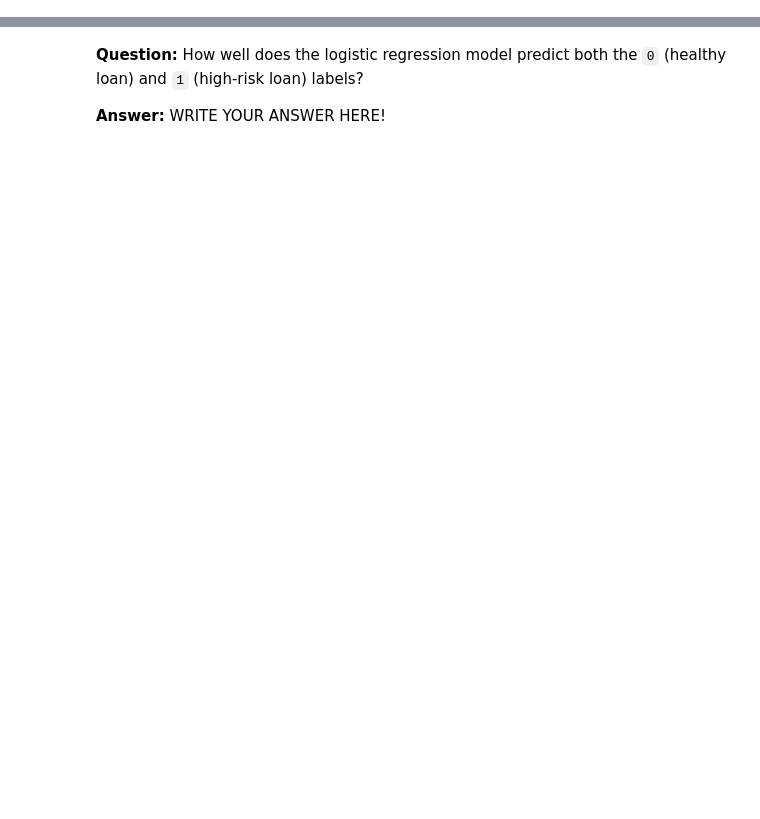
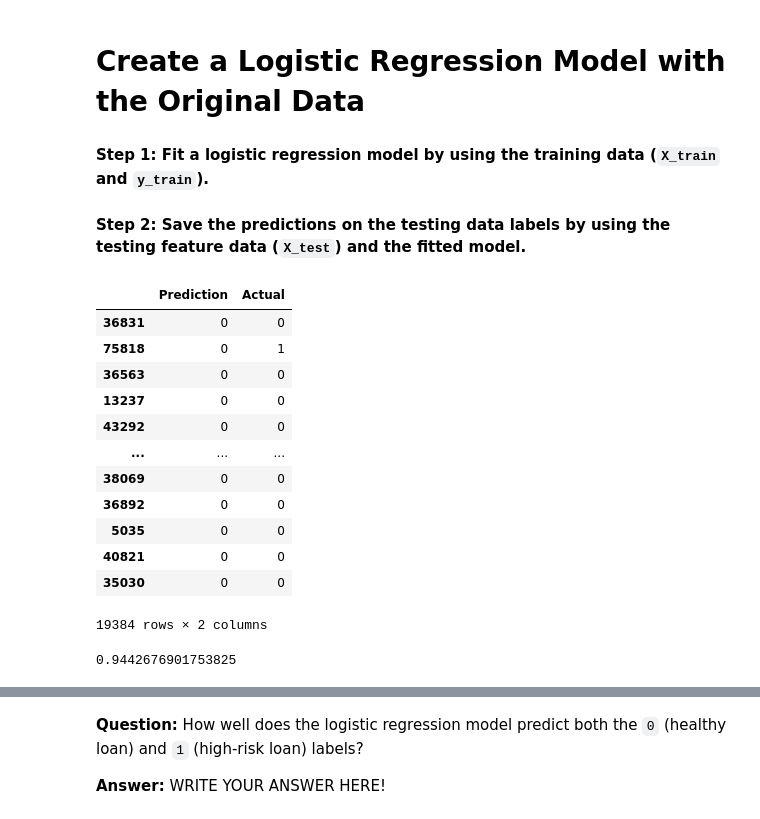
Before and after one commit to FawneeCakes/credit-risk-classification, a Jupyter notebook: credit_risk_classification.ipynb, the cells around one changed output, grey strips where cells are left out. Drawn from its saved outputs; the diff is of its cells as text; code cells hidden in the pictures; blank space fills up the shorter version.

```diff
--- a/credit_risk_classification.ipynb
+++ b/credit_risk_classification.ipynb
@@ -163,0 +55,8 @@ NameError: name 'classification_report_imbalanced' is not defined
+# %%
+# Read the CSV file from the Resources folder into a Pandas DataFrame
+data = Path('Resources/lending_data.csv')
+lending_df = pd.read_csv(data)
+
+# Review the DataFrame (displayed both head and tail to see if 'loan_status' have both 0's and 1's)
+display(lending_df.head())
+display(lending_df.tail())
@@ -163,0 +78,7 @@ NameError: name 'classification_report_imbalanced' is not defined
+# %%
+# Separate the data into labels and features
+# Separate the y variable, the labels
+y = lending_df['loan_status']
+
+# Separate the X variable, the features
+X = lending_df.drop(columns=['loan_status'])
@@ -163,0 +115,47 @@ NameError: name 'classification_report_imbalanced' is not defined
+# %%
+# Split the data using train_test_split
+# Assign a random_state of 1 to the function
+X_train, X_test, y_train, y_test = train_test_split(X,
+                                                    y,
+                                                    stratify=y,
+                                                    random_state=1,
+                                                    )
+# %% [markdown]
+# **Create a Logistic Regression Model with the Original Data**
+# %% [markdown]
+**Step 1: Fit a logistic regression model by using the training data (`X_train` and `y_train`).**
+# %%
+# Logistic Regression model
+# Assign a random_state parameter of 1 to the model
+lr_model = LogisticRegression(random_state=1)
+classifier = LogisticRegression(solver='lbfgs',
+                                max_iter = 200,
+                                random_state=1)
+
+# Fit the model using training data
+lr_model = classifier.fit(X_train, y_train)
+# %% [markdown]
+**Step 2: Save the predictions on the testing data labels by using the testing feature data (`X_test`) and the fitted model.**
+# %%
+# Make a prediction using the testing data
+predictions = classifier.predict(X_test)
+pd.DataFrame({"Prediction": predictions, "Actual": y_test})
+# %% [output]
+|  | Prediction | Actual |
+| 36831 | 0 | 0 |
+| 75818 | 0 | 1 |
+| 36563 | 0 | 0 |
+| 13237 | 0 | 0 |
+| 43292 | 0 | 0 |
+| ... | ... | ... |
+| 38069 | 0 | 0 |
+| 36892 | 0 | 0 |
+| 5035 | 0 | 0 |
+| 40821 | 0 | 0 |
+| 35030 | 0 | 0 |
+19384 rows × 2 columns
+# %%
+# Print the balanced_accuracy score of the model
+balanced_accuracy_score(y_test, predictions)
+# %% [output]
+0.9442676901753825
```
Also changed, not shown: parts of 40 cells of this notebook.
